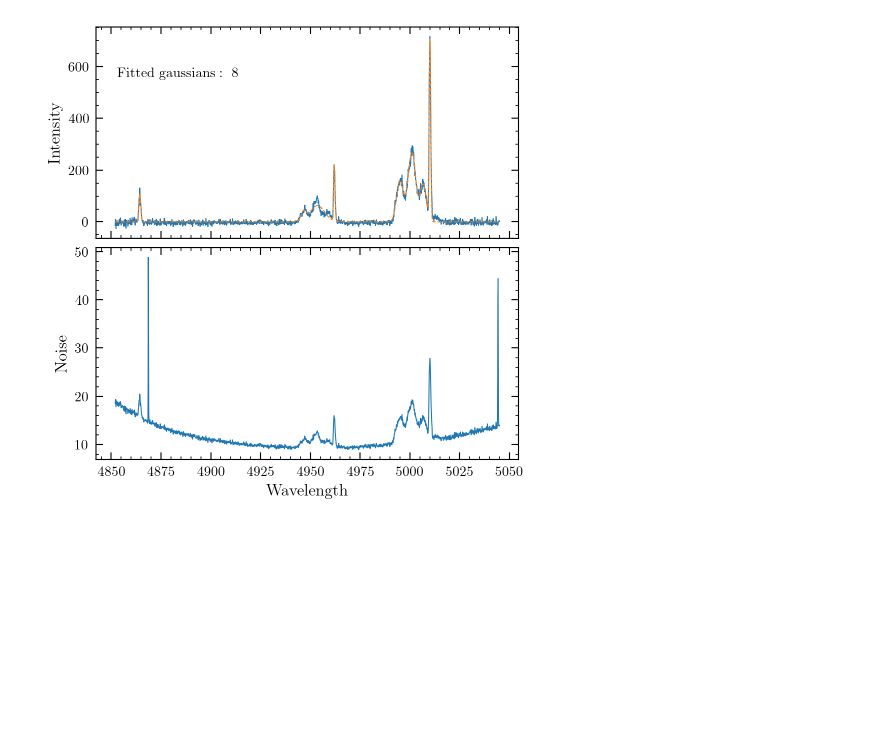
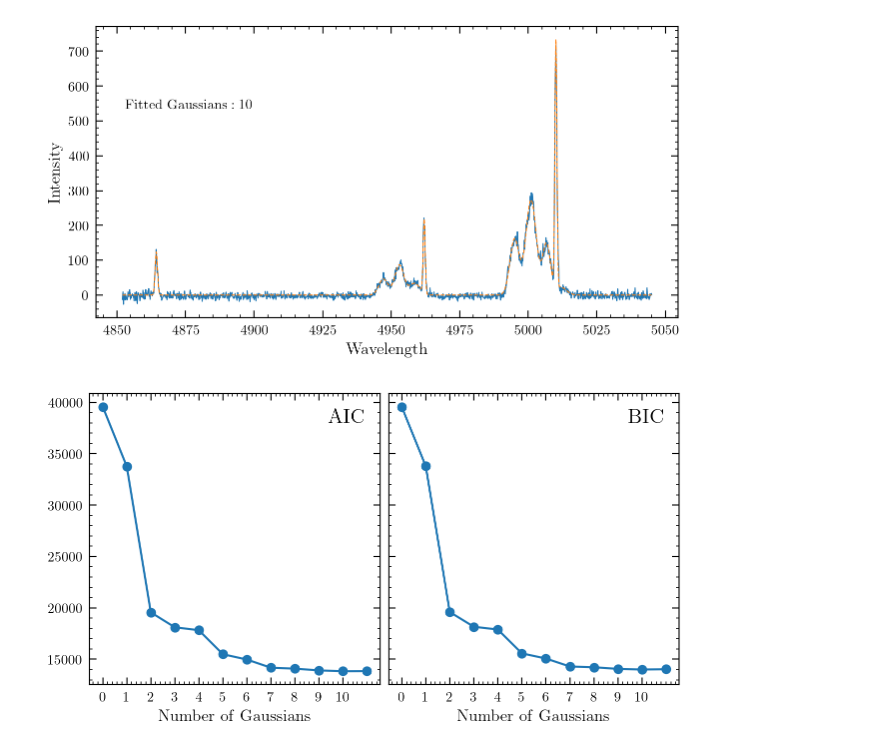
Before and after one commit to callumbloor/snr_stuff, a Jupyter notebook: gaussfit.ipynb, the cells around one changed output. Saved outputs shown, nothing was run; the diff lists cells and outputs as text; code cells hidden in the pictures; blank space fills up the shorter version.

Commit message:
using aic and bic to determine number of fitted gaussians. also, added uncertainty values on fittted parameters :)

```diff
--- a/gaussfit.ipynb
+++ b/gaussfit.ipynb
@@ -29,5 +29,12 @@ def gaussians(x, params):
 # function to be minimized
 def negloglikelihood(params, x, y, errors):
     model = gaussians(x, params)  # create the multi-gaussian line
-    residuals = y - model  # the residuals between the spectrum and the gaussian line
+    residuals = y - model
     return 0.5 * np.sum((residuals / errors) ** 2) + np.sum(np.log(np.sqrt(2 * np.pi) * errors))
+
+# calculate AIC and BIC
+def info_crit(params, y, errors):
+    n, k = len(y), len(params)  # number of data points and parameters
+    aic = 2 * k + 2 * negloglikelihood(params, wave, y, errors)  # AIC = 2k - 2*log(L)
+    bic = k * np.log(n) + 2 * negloglikelihood(params, wave, y, errors)  # BIC = k*log(n) - 2*log(L)
+    return aic, bic
@@ -72,15 +40,0 @@ def gaussfit(spectrum, noise, statistics=False):
-# %%
-n=110
-model = gaussfit(flux[n], noise[n])
-fig,ax = plt.subplots(2,1, sharex=True, layout='compressed'); fig.set_figwidth(7)
-
-ax[0].plot(wave,flux[n],lw=0.75, label=r'$\mathrm{Spectrum}$')
-ax[0].plot(wave,gaussians(wave, model.x),lw=0.75, label=r'$\mathrm{Multi\ Gaussian\ Fit}$', ls='dashed')
-ax[1].plot(wave, noise[n], lw=0.75)
-# for m in model.x[1::3]: ax[0].axvline(m, lw=0.75, c='k')
-for a in ax: a.set_box_aspect(0.5)
-ax[1].set_xlabel(r'$\rm Wavelength$')
-ax[0].set_ylabel(r'$\rm Intensity$'); ax[1].set_ylabel(r'$\rm Noise$')
-ax[0].text(0.05,0.75,rf'$\rm Fitted\ gaussians:\ {len(model.x)//3}$', ha='left',va='bottom',transform=ax[0].transAxes);
-# %% [output]
-[figure, removed]
@@ -86,0 +94,23 @@ ax[0].text(0.05,0.75,rf'$\rm Fitted\ gaussians:\ {len(model.x)//3}$', ha='left',
+# %%
+n = 110
+model = gaussfit(flux[n], noise[n])
+
+fig, ax = plt.subplots(1,1, layout='compressed')
+
+ax.plot(wave, flux[n]-np.median(flux[n]), lw=0.75, label=r'$\mathrm{Spectrum}$')
+ax.plot(wave, gaussians(wave, model.x), lw=0.75, label=r'$\mathrm{Multi\ Gaussian\ Fit}$', ls='dashed')
+ax.set_ylabel(r'$\rm Intensity$'); ax.set_xlabel(r'$\rm Wavelength$')
+ax.text(0.05, 0.75, rf'$\rm Fitted\ Gaussians: {len(model.x)//3}$', ha='left', va='top', transform=ax.transAxes)
+ax.set_box_aspect(0.5)
+
+fig, ax = plt.subplots(1,2, layout='compressed', sharey=True)
+
+ax[0].plot(range(len(model.all_aic)), model.all_aic, marker='o')
+ax[1].plot(range(len(model.all_bic)), model.all_bic, marker='o')
+ax[0].set_xlabel(r'$\rm Number\ of\ Gaussians$'); ax[1].set_xlabel(r'$\rm Number\ of\ Gaussians$')
+ax[0].text(0.95, 0.95, r'$\rm AIC$', ha='right', va='top', fontsize=15, transform=ax[0].transAxes)
+ax[1].text(0.95, 0.95, r'$\rm BIC$', ha='right', va='top', fontsize=15, transform=ax[1].transAxes)
+for a in ax: a.set_box_aspect(1); a.set_xticks(np.arange(0,np.max(range(len(model.all_aic))),1))
+# %% [output]
+[figure, added]
+[figure, added]
```
Also changed, not shown: parts of 4 cells of this notebook.
